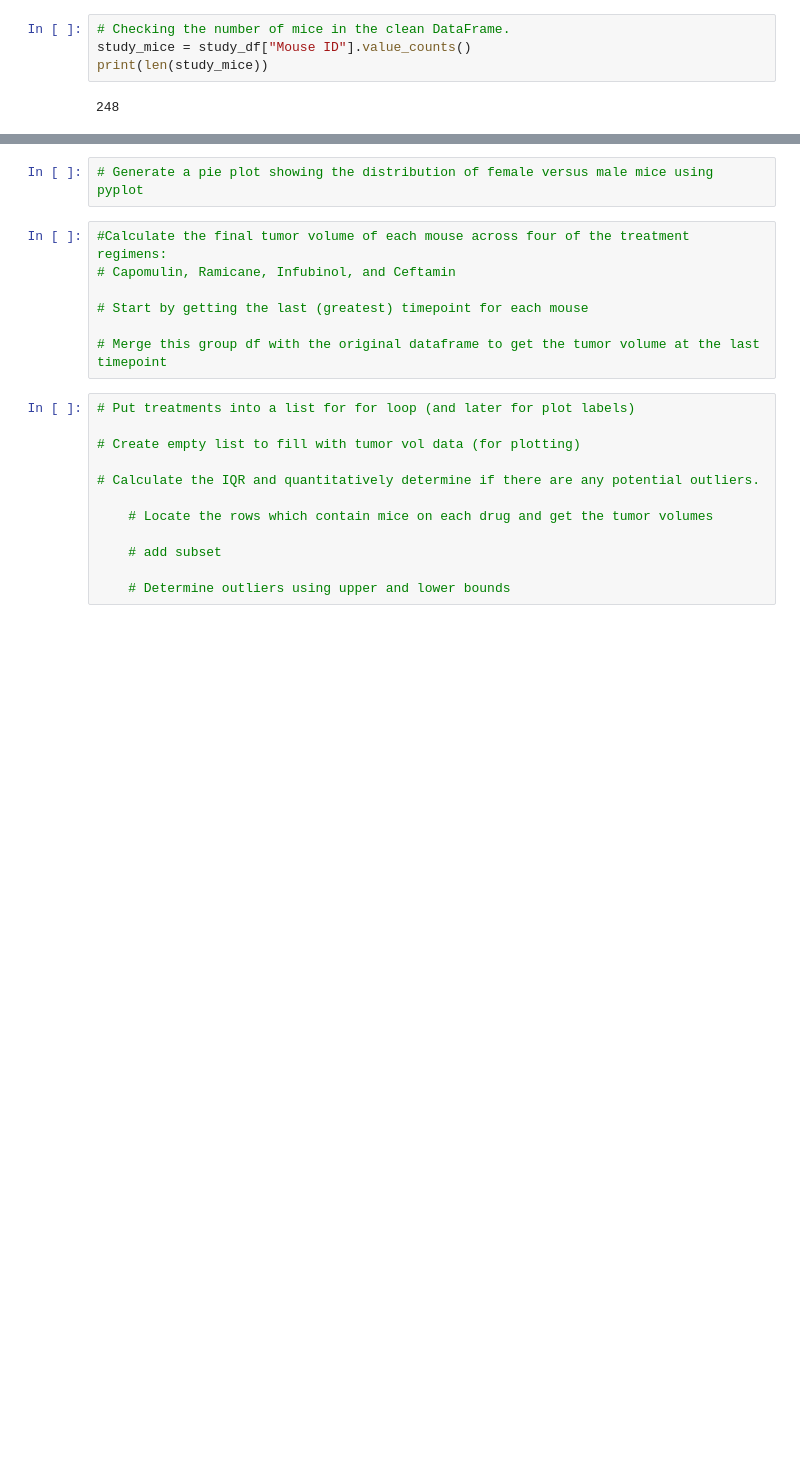
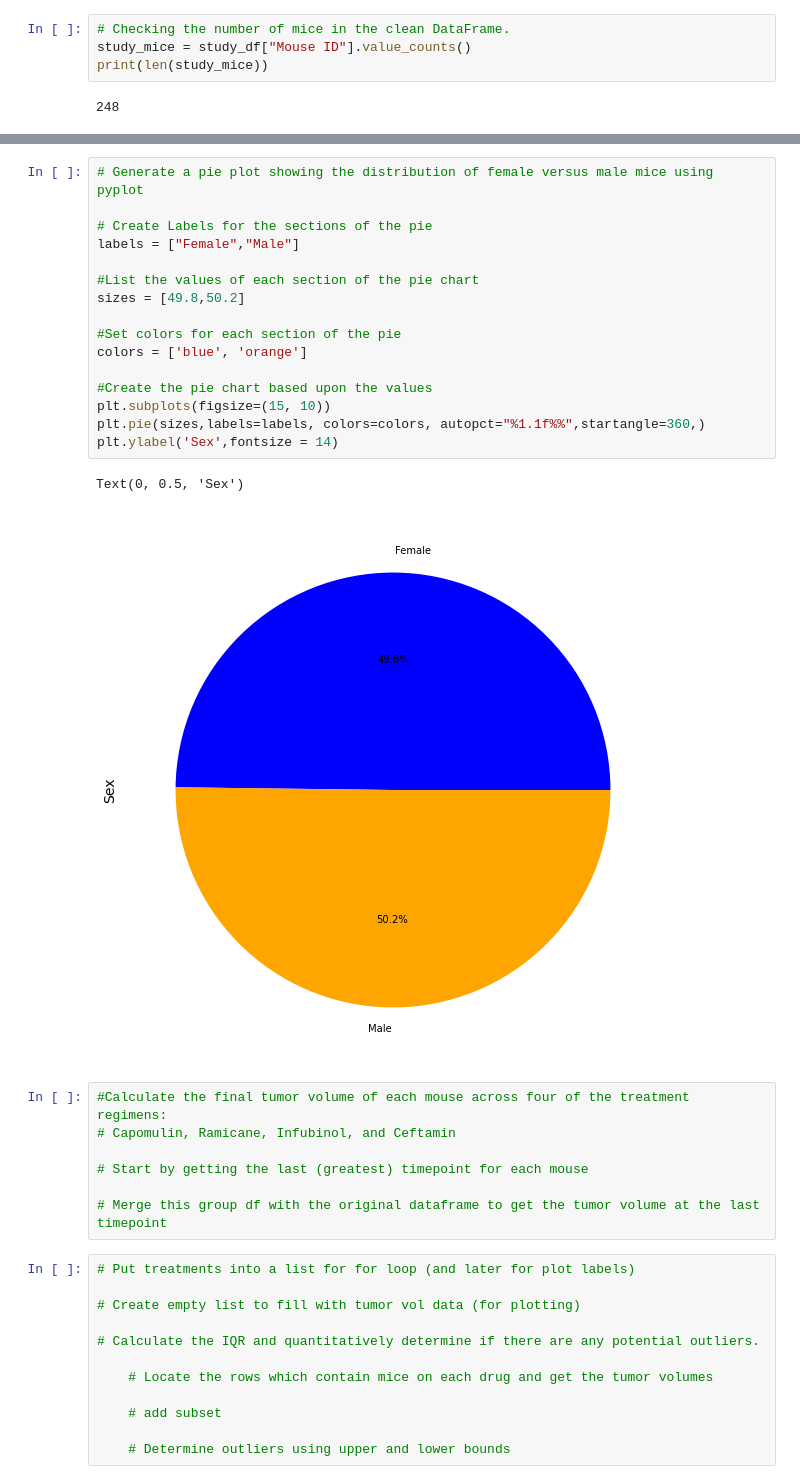
Before and after one commit to KenSikes/matplotlib-challenge, a Jupyter notebook: Pymaceuticals/Pymaceuticals Inc.ipynb, the cells around one changed output, grey strips where cells are left out. Drawn from its saved outputs; the diff is of its cells as text; blank space fills up the shorter version.

```diff
--- a/Pymaceuticals/Pymaceuticals Inc.ipynb
+++ b/Pymaceuticals/Pymaceuticals Inc.ipynb
@@ -121,5 +171,22 @@ statistics_summary
 # %%
 # Generate a pie plot showing the distribution of female versus male mice using pyplot
+
+# Create Labels for the sections of the pie
+labels = ["Female","Male"]
+
+#List the values of each section of the pie chart
+sizes = [49.8,50.2]
+
+#Set colors for each section of the pie
+colors = ['blue', 'orange']
+
+#Create the pie chart based upon the values
+plt.subplots(figsize=(15, 10))
+plt.pie(sizes,labels=labels, colors=colors, autopct="%1.1f%%",startangle=360,)
+plt.ylabel('Sex',fontsize = 14)
+# %% [output]
+Text(0, 0.5, 'Sex')
+[figure, added]
 # %%
 #Calculate the final tumor volume of each mouse across four of the treatment regimens:
 # Capomulin, Ramicane, Infubinol, and Ceftamin
```
Also changed, not shown: parts of 7 cells of this notebook.
